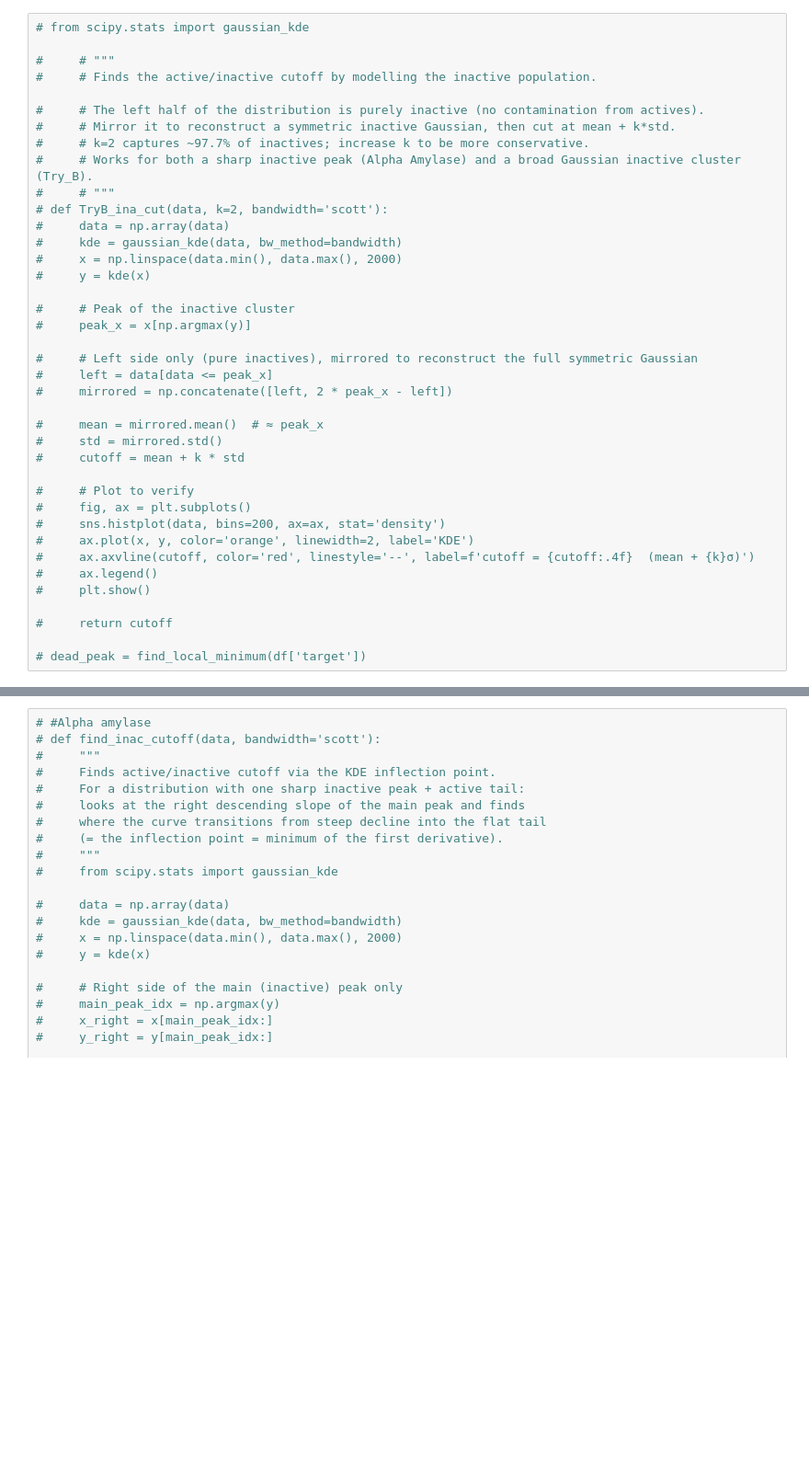
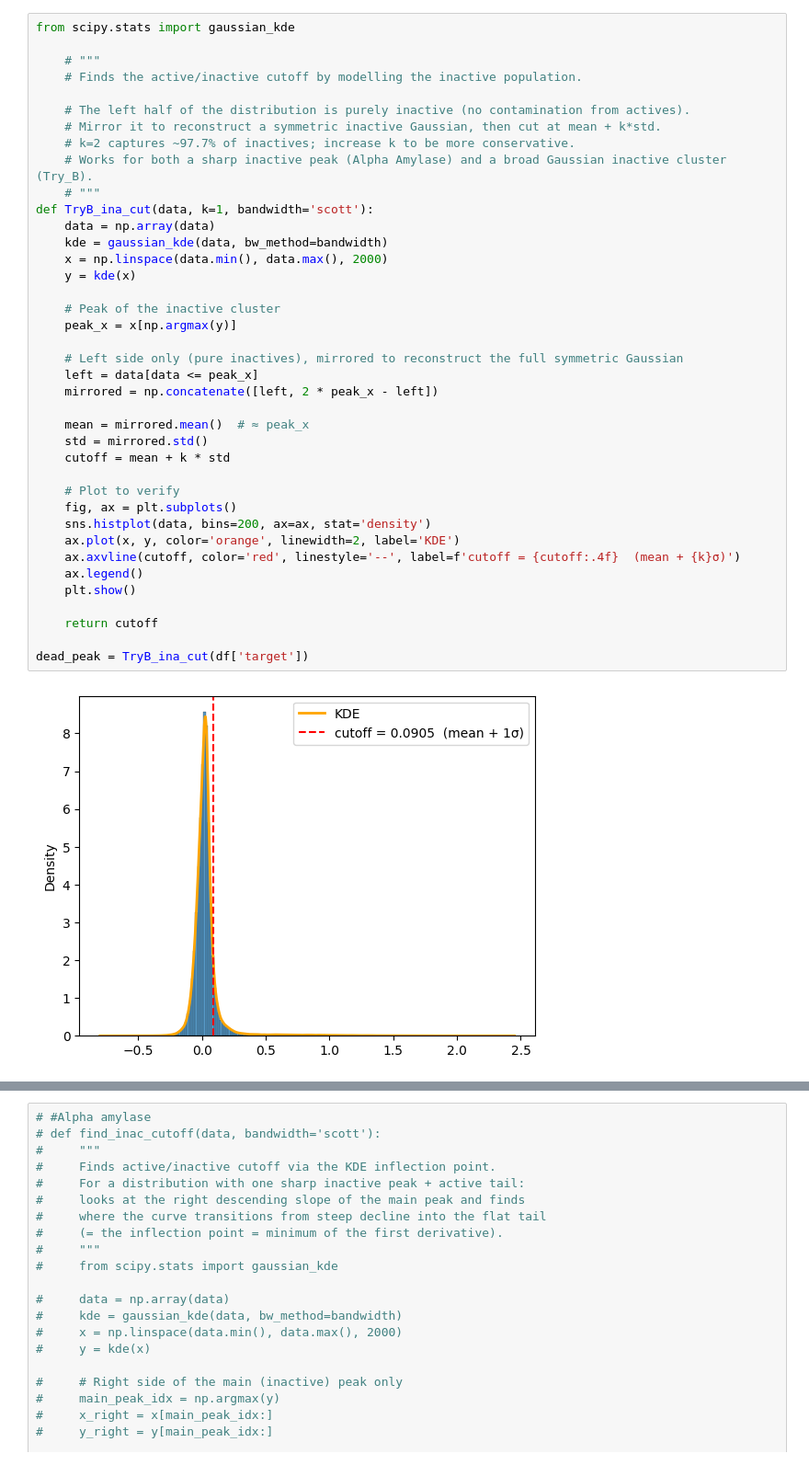
Before and after one commit to HerrLuca99/FLIP2_seq_fun, a Jupyter notebook: flip2_Project/Scripts/2.1_Unify_activity_scale.ipynb, the cells around one changed output, grey strips where cells are left out. Shown at 92% size. Drawn from its saved outputs; the diff is of its cells as text; blank space fills up the shorter version.

```diff
--- a/flip2_Project/Scripts/2.1_Unify_activity_scale.ipynb
+++ b/flip2_Project/Scripts/2.1_Unify_activity_scale.ipynb
@@ -44,40 +54,42 @@ print(df['target'].unique())
 # %%
-# from scipy.stats import gaussian_kde
+from scipy.stats import gaussian_kde
 
-#     # """
-#     # Finds the active/inactive cutoff by modelling the inactive population.
+    # """
+    # Finds the active/inactive cutoff by modelling the inactive population.
 
-#     # The left half of the distribution is purely inactive (no contamination from actives).
-#     # Mirror it to reconstruct a symmetric inactive Gaussian, then cut at mean + k*std.
-#     # k=2 captures ~97.7% of inactives; increase k to be more conservative.
-#     # Works for both a sharp inactive peak (Alpha Amylase) and a broad Gaussian inactive cluster (Try_B).
-#     # """
-# def TryB_ina_cut(data, k=2, bandwidth='scott'):
-#     data = np.array(data)
-#     kde = gaussian_kde(data, bw_method=bandwidth)
-#     x = np.linspace(data.min(), data.max(), 2000)
-#     y = kde(x)
+    # The left half of the distribution is purely inactive (no contamination from actives).
+    # Mirror it to reconstruct a symmetric inactive Gaussian, then cut at mean + k*std.
+    # k=2 captures ~97.7% of inactives; increase k to be more conservative.
+    # Works for both a sharp inactive peak (Alpha Amylase) and a broad Gaussian inactive cluster (Try_B).
+    # """
+def TryB_ina_cut(data, k=1, bandwidth='scott'):
+    data = np.array(data)
+    kde = gaussian_kde(data, bw_method=bandwidth)
+    x = np.linspace(data.min(), data.max(), 2000)
+    y = kde(x)
 
-#     # Peak of the inactive cluster
-#     peak_x = x[np.argmax(y)]
+    # Peak of the inactive cluster
+    peak_x = x[np.argmax(y)]
 
-#     # Left side only (pure inactives), mirrored to reconstruct the full symmetric Gaussian
-#     left = data[data <= peak_x]
-#     mirrored = np.concatenate([left, 2 * peak_x - left])
+    # Left side only (pure inactives), mirrored to reconstruct the full symmetric Gaussian
+    left = data[data <= peak_x]
+    mirrored = np.concatenate([left, 2 * peak_x - left])
 
-#     mean = mirrored.mean()  # ≈ peak_x
-#     std = mirrored.std()
-#     cutoff = mean + k * std
+    mean = mirrored.mean()  # ≈ peak_x
+    std = mirrored.std()
+    cutoff = mean + k * std
 
-#     # Plot to verify
-#     fig, ax = plt.subplots()
-#     sns.histplot(data, bins=200, ax=ax, stat='density')
-#     ax.plot(x, y, color='orange', linewidth=2, label='KDE')
-#     ax.axvline(cutoff, color='red', linestyle='--', label=f'cutoff = {cutoff:.4f}  (mean + {k}σ)')
-#     ax.legend()
-#     plt.show()
+    # Plot to verify
+    fig, ax = plt.subplots()
+    sns.histplot(data, bins=200, ax=ax, stat='density')
+    ax.plot(x, y, color='orange', linewidth=2, label='KDE')
+    ax.axvline(cutoff, color='red', linestyle='--', label=f'cutoff = {cutoff:.4f}  (mean + {k}σ)')
+    ax.legend()
+    plt.show()
 
-#     return cutoff
+    return cutoff
 
-# dead_peak = find_local_minimum(df['target'])
+dead_peak = TryB_ina_cut(df['target'])
+# %% [output]
+[figure, added]
 # %%
```
Also changed, not shown: parts of 17 cells of this notebook, 2 other files.
